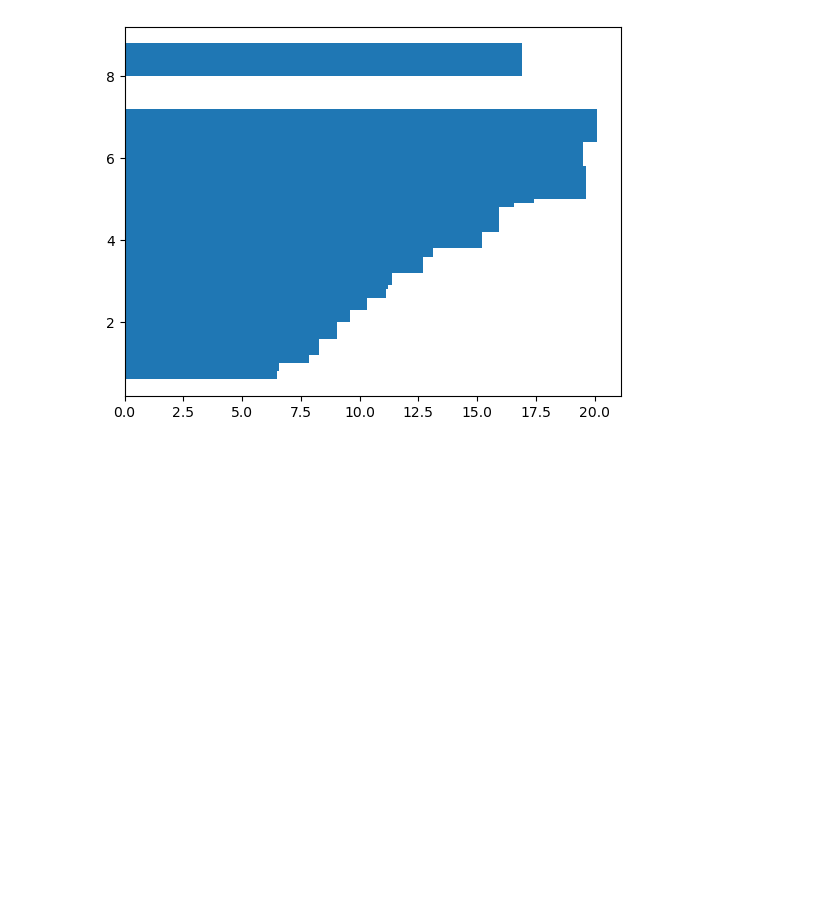
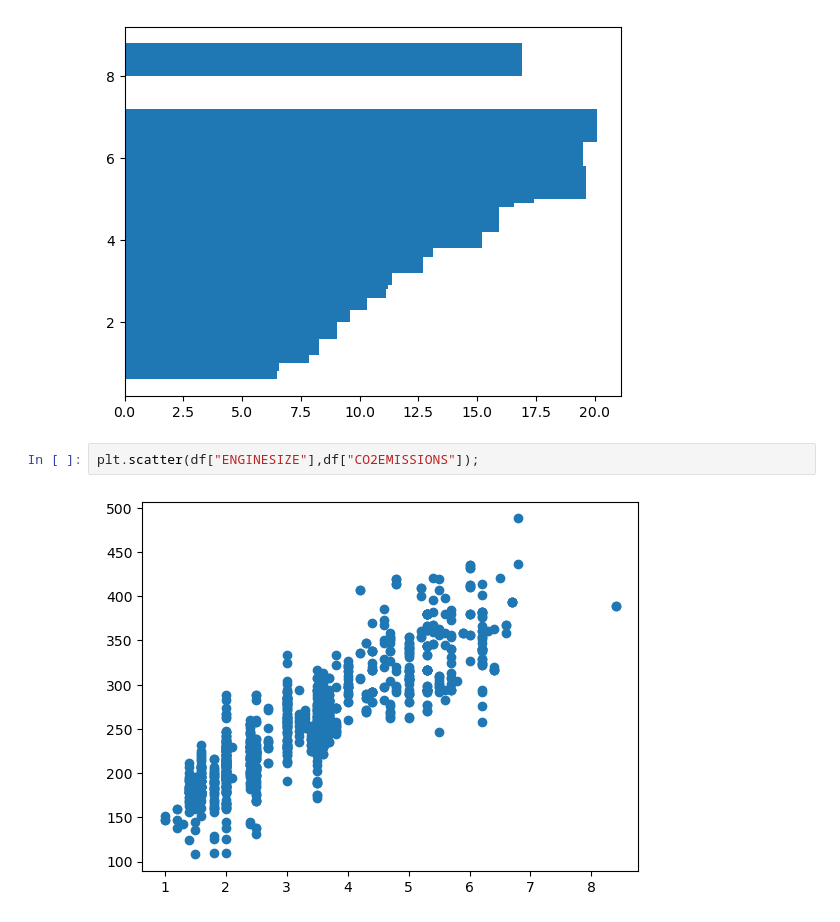
Before and after one commit to MohammadNainy/Visual, a Jupyter notebook: Matplotlib.ipynb, the cells around one changed output. Cells and saved outputs as stored; diff of their text form; blank space fills up the shorter version.

Commit message:
Upgrade Combo Graph

```diff
--- a/Matplotlib.ipynb
+++ b/Matplotlib.ipynb
@@ -268,3 +268,7 @@ plt.bar(avg_by_ES["ENGINESIZE"],avg_by_ES["FUELCONSUMPTION_COMB"],bottom=6);
  plt.barh(avg_by_ES["ENGINESIZE"],avg_by_ES["FUELCONSUMPTION_COMB"]);
 # %% [output]
 [figure]
+# %%
+plt.scatter(df["ENGINESIZE"],df["CO2EMISSIONS"]);
+# %% [output]
+[figure, added]
```
Also changed, not shown: parts of 25 cells of this notebook.
